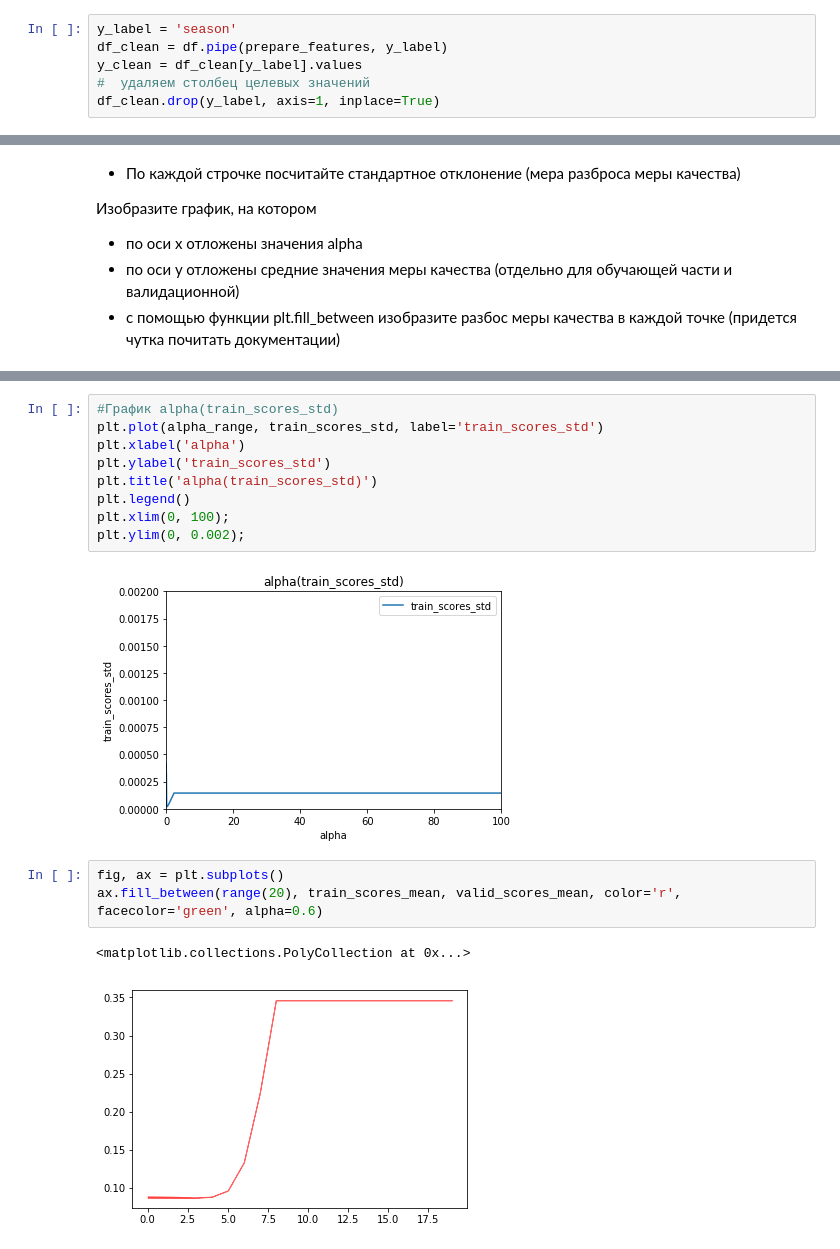
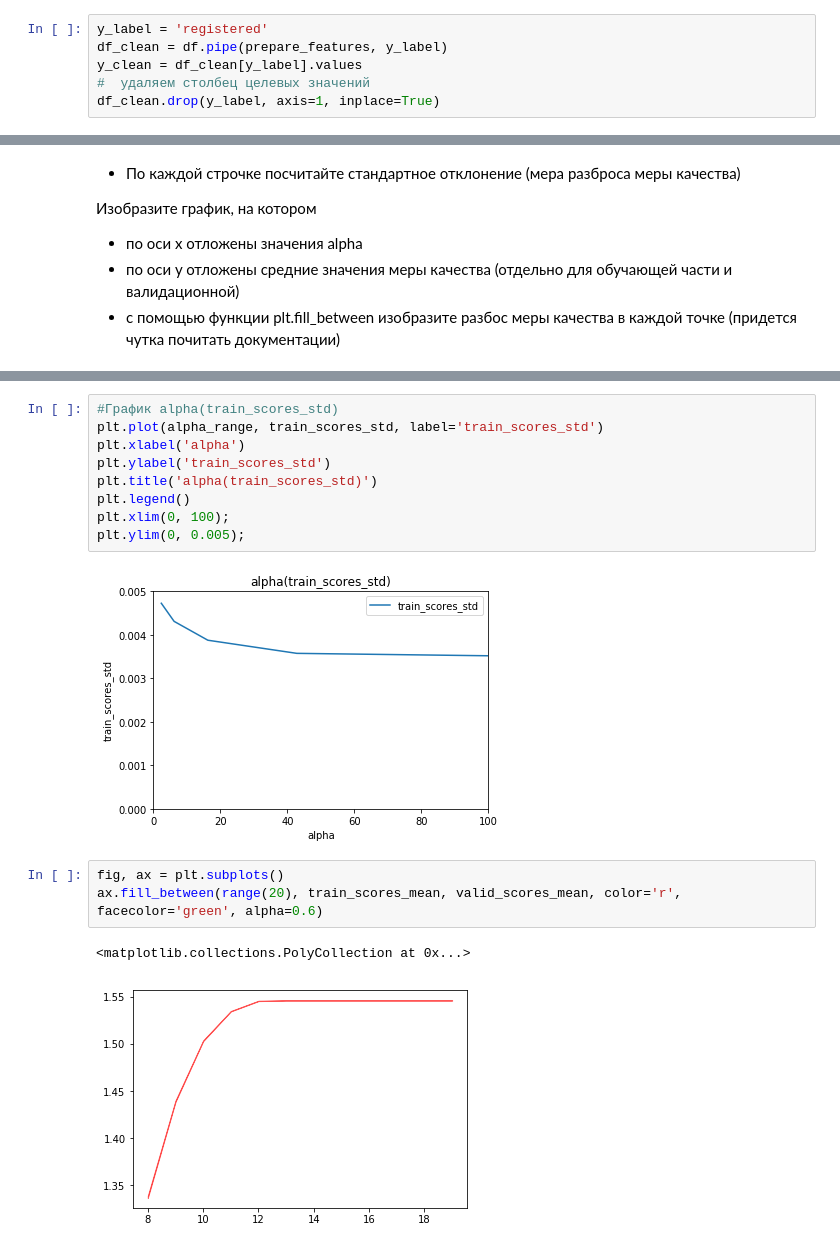
Before and after one commit to Igorigorizh/sfml, a Jupyter notebook: HW_03/regression-skillfactory-hw.ipynb, the cells around one changed output, grey strips where cells are left out. Saved outputs shown, nothing was run; the diff lists cells and outputs as text.

```diff
--- a/HW_03/regression-skillfactory-hw.ipynb
+++ b/HW_03/regression-skillfactory-hw.ipynb
@@ -343,7 +343,7 @@ def prepare_features(df, target_feature=y_label):
 # %% [markdown]
 Сделаем не простое разбиение на обучение и контроль а такую, что в контрольной и обучающей выборке будет примерно одинаковое распределение по году-месяцу
 # %%
-y_label = 'season'
+y_label = 'registered'
 df_clean = df.pipe(prepare_features, y_label)
 y_clean = df_clean[y_label].values
 #  удаляем столбец целевых значений
@@ -575,20 +573,20 @@ plt.ylim(0, 0.0002);
 # %%
 #График alpha(train_scores_std)
 plt.plot(alpha_range, train_scores_std, label='train_scores_std')
 plt.xlabel('alpha')
 plt.ylabel('train_scores_std')
 plt.title('alpha(train_scores_std)')
 plt.legend()
 plt.xlim(0, 100);
-plt.ylim(0, 0.002);
+plt.ylim(0, 0.005);
 # %% [output]
-[figure, old version]
+[figure, new version]
 # %%
 fig, ax = plt.subplots()
 ax.fill_between(range(20), train_scores_mean, valid_scores_mean, color='r', facecolor='green', alpha=0.6)
 # %% [output]
 <matplotlib.collections.PolyCollection at 0x...>
-[figure, old version]
+[figure, new version]
 # %%
 train_scores_mean.min()
 # %% [output]
```
Also changed, not shown: parts of 11 cells of this notebook.
